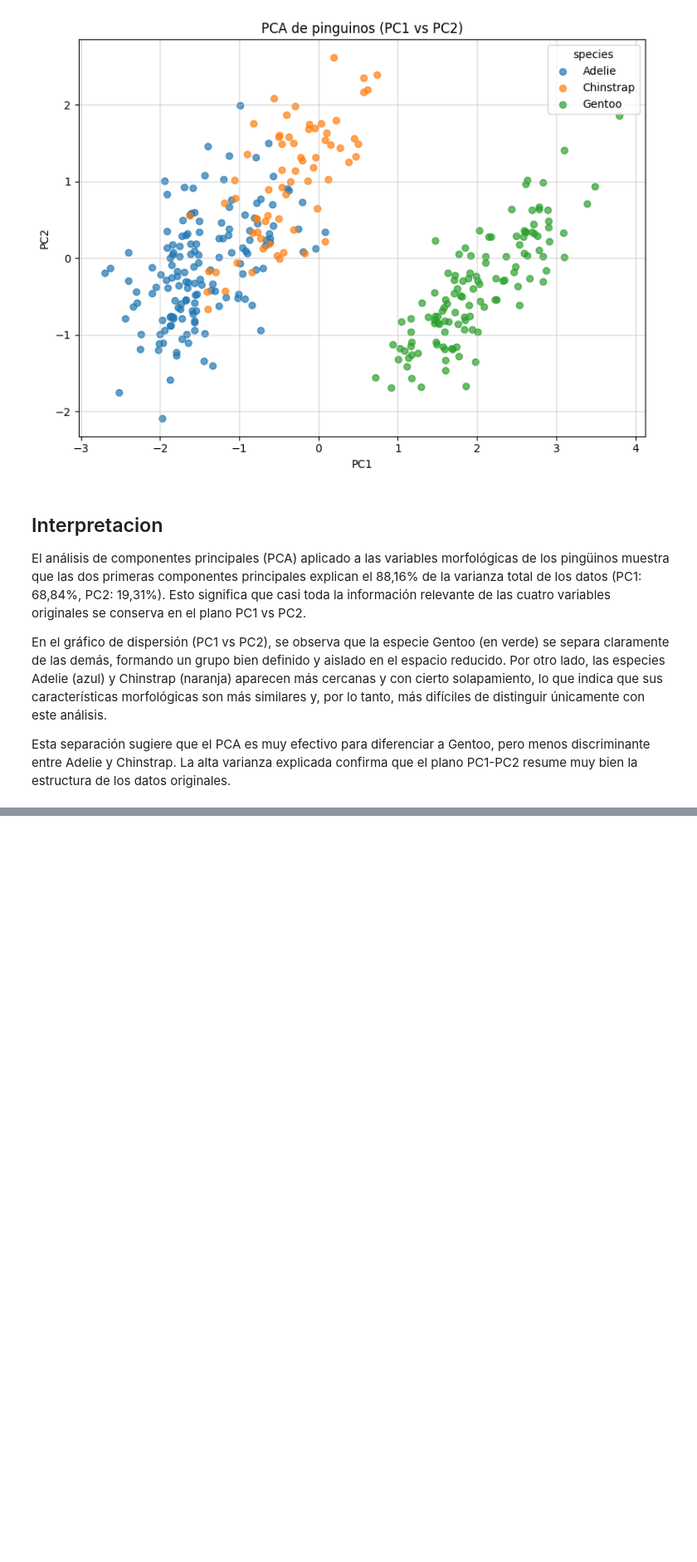
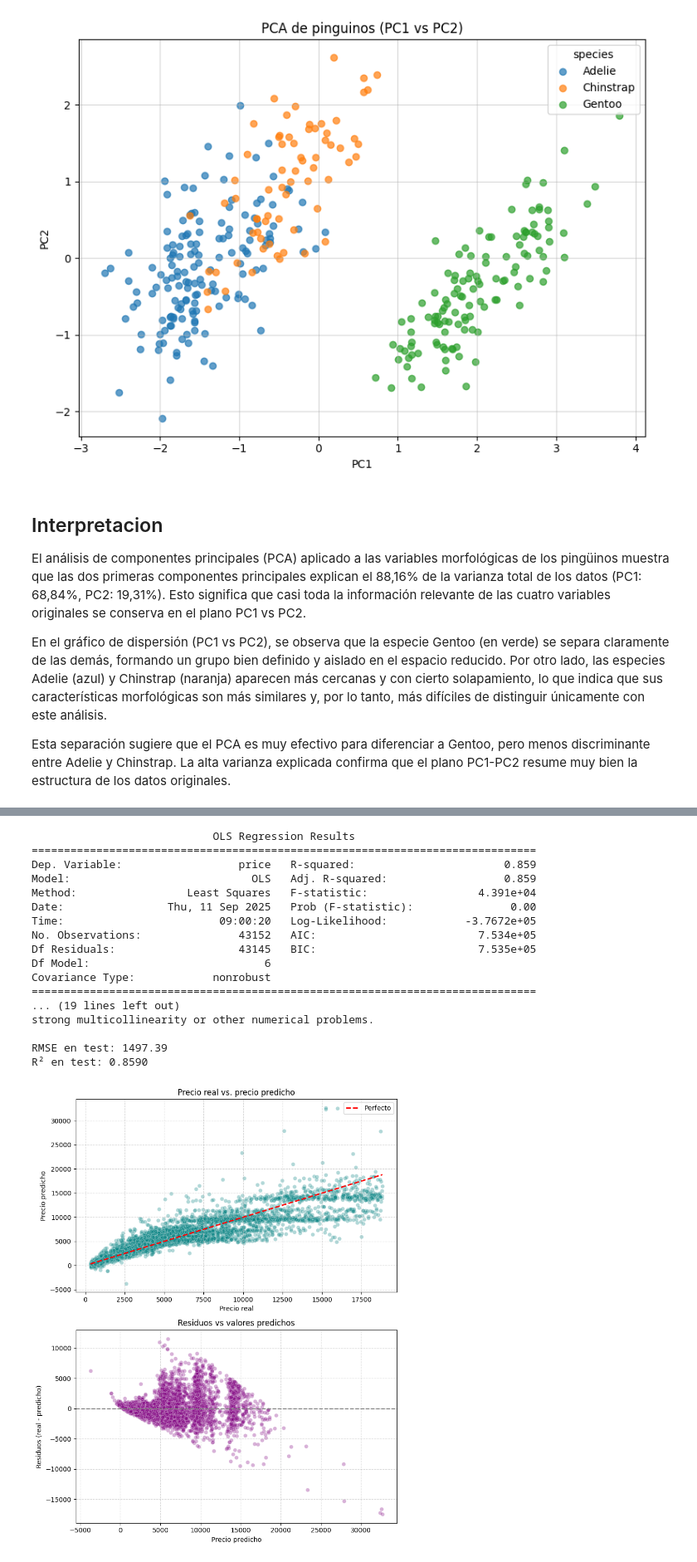
Before and after one commit to totox35/CiencasDatos_UdeA_GIRAULT, a Jupyter notebook: sesiones_practicas/sp_3_GIRAULT_session.ipynb, the cells around one changed output, grey strips where cells are left out. Shown at 83% size. Drawn from its saved outputs; the diff is of its cells as text; code cells hidden in the pictures; blank space fills up the shorter version.

```diff
--- a/sesiones_practicas/sp_3_GIRAULT_session.ipynb
+++ b/sesiones_practicas/sp_3_GIRAULT_session.ipynb
@@ -184,3 +184,76 @@ A partir de un conjunto de datos real sobre diamantes, realiza un análisis de r
 <p align="center">
     <img src="imgs\sp_3_e2.png" alt="sp_3_e2" width="600"  height="400">
 </p>
+# %%
+import numpy as np
+import pandas as pd
+import matplotlib.pyplot as plt
+import seaborn as sns
+import statsmodels.api as sm
+from sklearn.model_selection import train_test_split
+from sklearn.metrics import mean_squared_error, r2_score
+
+diamonds = sns.load_dataset("diamonds")
+
+# variables predictoras y variable objetivo
+vars_pred = ['carat', 'depth', 'table', 'x', 'y', 'z']
+X = diamonds[vars_pred]
+y = diamonds['price']
+
+# partir en train y test
+X_train, X_test, y_train, y_test = train_test_split(X, y, test_size=0.2, random_state=42)
+
+# modelo de regresión lineal
+X_train_const = sm.add_constant(X_train)
+modelo = sm.OLS(y_train, X_train_const).fit()
+print(modelo.summary())
+
+# predección y evaluación en test
+X_test_const = sm.add_constant(X_test)
+y_pred = modelo.predict(X_test_const)
+rmse = np.sqrt(mean_squared_error(y_test, y_pred))
+r2 = r2_score(y_test, y_pred)
+print(f"\nRMSE en test: {rmse:.2f}")
+print(f"R² en test: {r2:.4f}")
+
+# Visualización tipo "cours" : valeurs réelles vs. prédites + résidus vs. ajustés
+fig, axes = plt.subplots(2, 1, figsize=(8, 10))
+
+# Dispersión: valeurs réelles vs. valeurs prédites
+sns.scatterplot(x=y_test, y=y_pred, ax=axes[0], color='teal', alpha=0.3)
+axes[0].plot([y_test.min(), y_test.max()], [y_test.min(), y_test.max()], 'r--', lw=2, label='Perfecto')
+axes[0].set_title("Precio real vs. precio predicho")
+axes[0].set_xlabel("Precio real")
+axes[0].set_ylabel("Precio predicho")
+axes[0].legend()
+axes[0].grid(True, linestyle='--', alpha=0.5)
+
+# Residuos vs valores ajustados
+sns.scatterplot(x=y_pred, y=y_test - y_pred, ax=axes[1], color='purple', alpha=0.3)
+axes[1].axhline(0, color='gray', linestyle='--')
+axes[1].set_title("Residuos vs valores predichos")
+axes[1].set_xlabel("Precio predicho")
+axes[1].set_ylabel("Residuos (real - predicho)")
+axes[1].grid(True, linestyle='--', alpha=0.5)
+
+plt.tight_layout()
+plt.show()
+# %% [output]
+                            OLS Regression Results
+==============================================================================
+Dep. Variable:                  price   R-squared:                       0.859
+Model:                            OLS   Adj. R-squared:                  0.859
+Method:                 Least Squares   F-statistic:                 4.391e+04
+Date:                Thu, 11 Sep 2025   Prob (F-statistic):               0.00
+Time:                        09:00:20   Log-Likelihood:            -3.7672e+05
+No. Observations:               43152   AIC:                         7.534e+05
+Df Residuals:                   43145   BIC:                         7.535e+05
+Df Model:                           6
+Covariance Type:            nonrobust
+==============================================================================
+... (19 lines left out)
+strong multicollinearity or other numerical problems.
+
+RMSE en test: 1497.39
+R² en test: 0.8590
+[figure, added]
```
Also changed, not shown: parts of 5 cells of this notebook.
